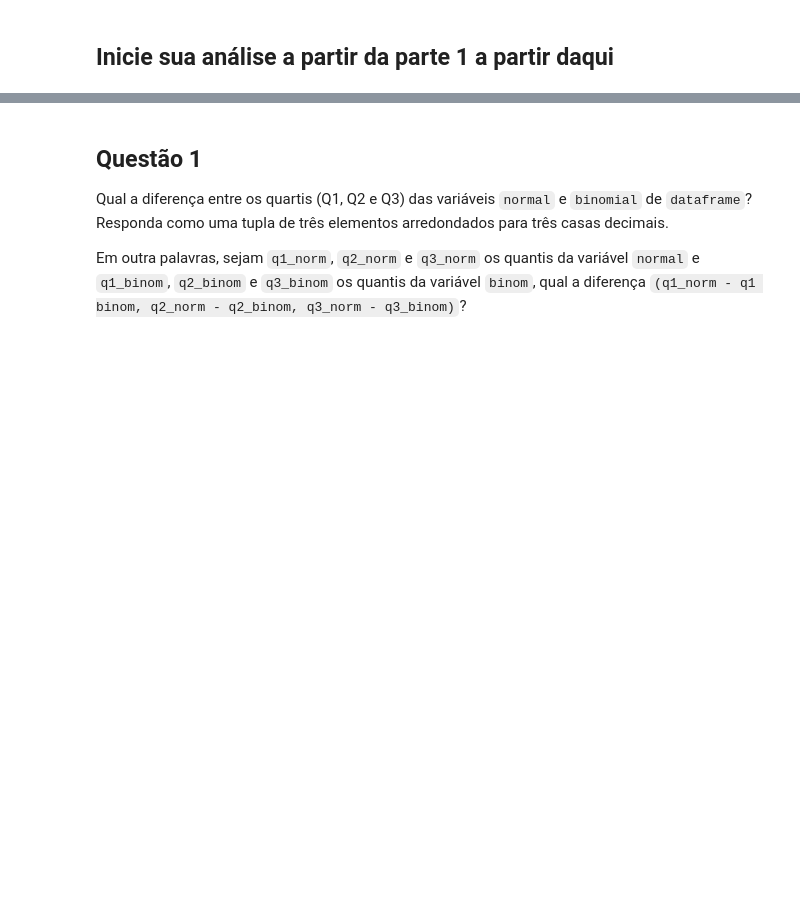
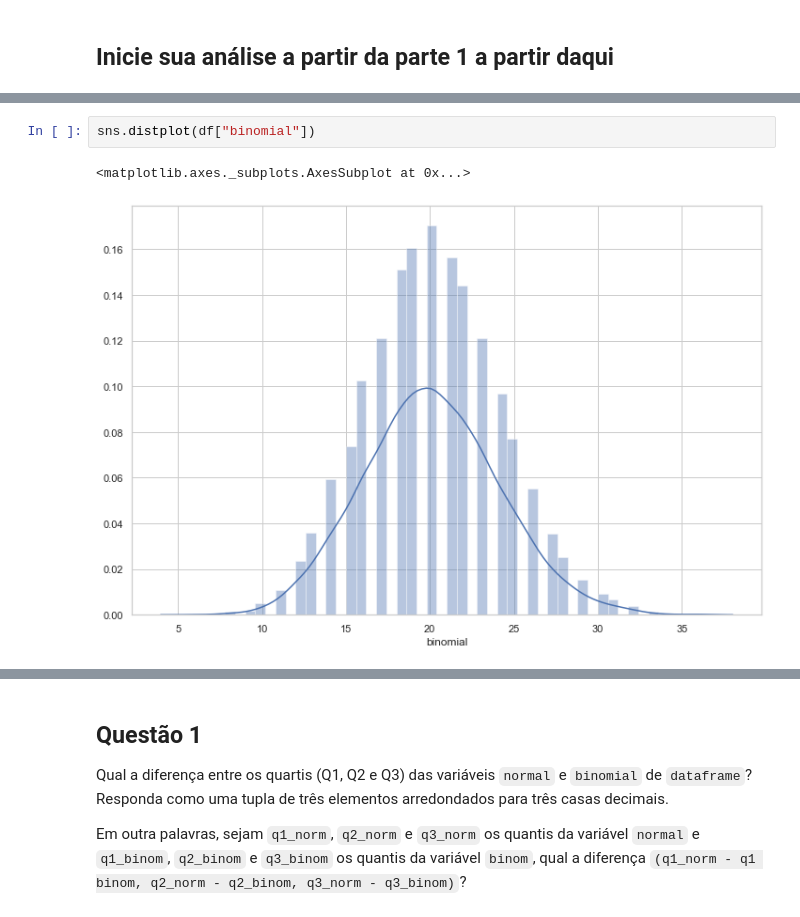
Before and after one commit to taiaraujo/aceleradev_ds, a Jupyter notebook: module-04/main.ipynb, the cells around one changed output, grey strips where cells are left out. Cells and saved outputs as stored; diff of their text form; blank space fills up the shorter version.

```diff
--- a/module-04/main.ipynb
+++ b/module-04/main.ipynb
@@ -57,0 +61,5 @@ df
+# %%
+sns.distplot(df["binomial"])
+# %% [output]
+<matplotlib.axes._subplots.AxesSubplot at 0x...>
+[figure, added]
```
Also changed, not shown: parts of 13 cells of this notebook, 7 other files.
